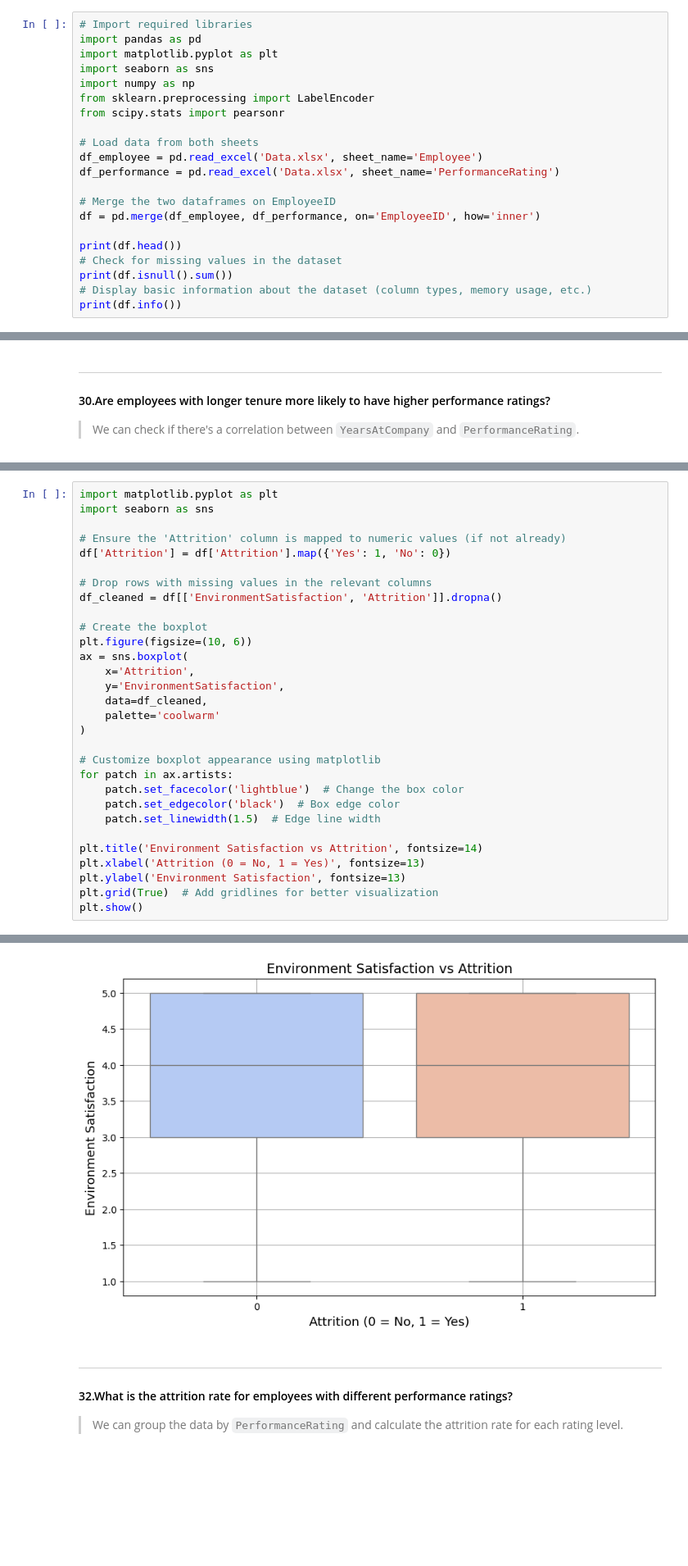
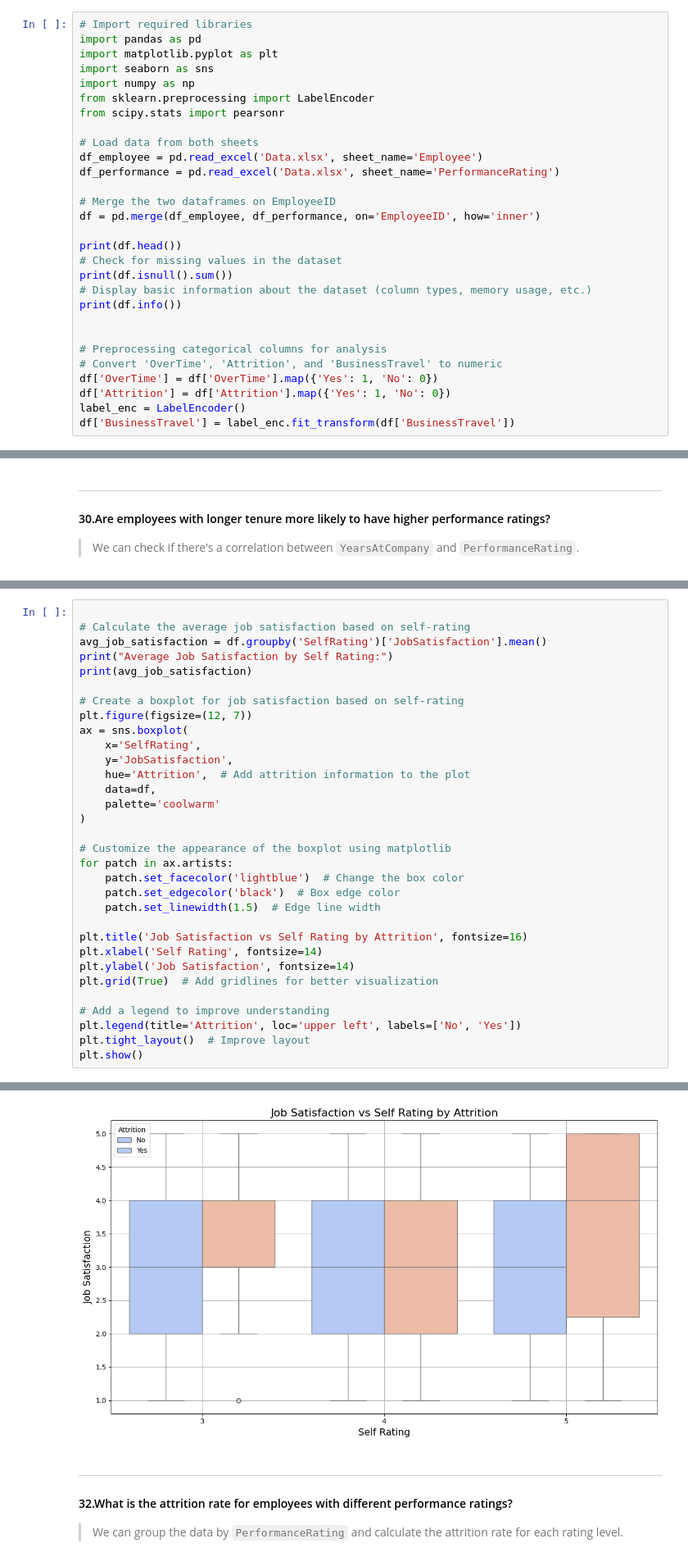
Before and after one commit to 0PeterAdel/Data-Dyanamos, a Jupyter notebook: Project-Operations/06.Data-Analysis/analysis.ipynb, the cells around one changed output, grey strips where cells are left out. Shown at 82% size. Saved outputs shown, nothing was run; the diff lists cells and outputs as text; blank space fills up the shorter version.

```diff
--- a/Project-Operations/06.Data-Analysis/analysis.ipynb
+++ b/Project-Operations/06.Data-Analysis/analysis.ipynb
@@ -19,6 +19,14 @@ print(df.head())
 print(df.isnull().sum())
 # Display basic information about the dataset (column types, memory usage, etc.)
 print(df.info())
+
+
+# Preprocessing categorical columns for analysis
+# Convert 'OverTime', 'Attrition', and 'BusinessTravel' to numeric
+df['OverTime'] = df['OverTime'].map({'Yes': 1, 'No': 0})
+df['Attrition'] = df['Attrition'].map({'Yes': 1, 'No': 0})
+label_enc = LabelEncoder()
+df['BusinessTravel'] = label_enc.fit_transform(df['BusinessTravel'])
 # %% [output]
   EmployeeID FirstName LastName  Gender  Age BusinessTravel Department  \
 0  3012-1A41  Leonelle    Simco  Female   30    Some Travel      Sales
@@ -497,31 +544,33 @@ ManagerRating         0.017866       1.000000
 # %%
-import matplotlib.pyplot as plt
-import seaborn as sns
 
-# Ensure the 'Attrition' column is mapped to numeric values (if not already)
-df['Attrition'] = df['Attrition'].map({'Yes': 1, 'No': 0})
+# Calculate the average job satisfaction based on self-rating
+avg_job_satisfaction = df.groupby('SelfRating')['JobSatisfaction'].mean()
+print("Average Job Satisfaction by Self Rating:")
+print(avg_job_satisfaction)
 
-# Drop rows with missing values in the relevant columns
-df_cleaned = df[['EnvironmentSatisfaction', 'Attrition']].dropna()
-
-# Create the boxplot
-plt.figure(figsize=(10, 6))
+# Create a boxplot for job satisfaction based on self-rating
+plt.figure(figsize=(12, 7))
 ax = sns.boxplot(
-    x='Attrition',
-    y='EnvironmentSatisfaction',
-    data=df_cleaned,
+    x='SelfRating',
+    y='JobSatisfaction',
+    hue='Attrition',  # Add attrition information to the plot
+    data=df,
     palette='coolwarm'
 )
 
-# Customize boxplot appearance using matplotlib
+# Customize the appearance of the boxplot using matplotlib
 for patch in ax.artists:
     patch.set_facecolor('lightblue')  # Change the box color
     patch.set_edgecolor('black')  # Box edge color
     patch.set_linewidth(1.5)  # Edge line width
 
-plt.title('Environment Satisfaction vs Attrition', fontsize=14)
-plt.xlabel('Attrition (0 = No, 1 = Yes)', fontsize=13)
-plt.ylabel('Environment Satisfaction', fontsize=13)
+plt.title('Job Satisfaction vs Self Rating by Attrition', fontsize=16)
+plt.xlabel('Self Rating', fontsize=14)
+plt.ylabel('Job Satisfaction', fontsize=14)
 plt.grid(True)  # Add gridlines for better visualization
+
+# Add a legend to improve understanding
+plt.legend(title='Attrition', loc='upper left', labels=['No', 'Yes'])
+plt.tight_layout()  # Improve layout
 plt.show()
 # %% [output]
@@ -531,4 +583,4 @@ Passing `palette` without assigning `hue` is deprecated and will be removed in v
-[figure, old version]
+[figure, new version]
 # %% [markdown]
 ---
 #### 32.What is the attrition rate for employees with different performance ratings?
```
Also changed, not shown: parts of 38 cells of this notebook.
